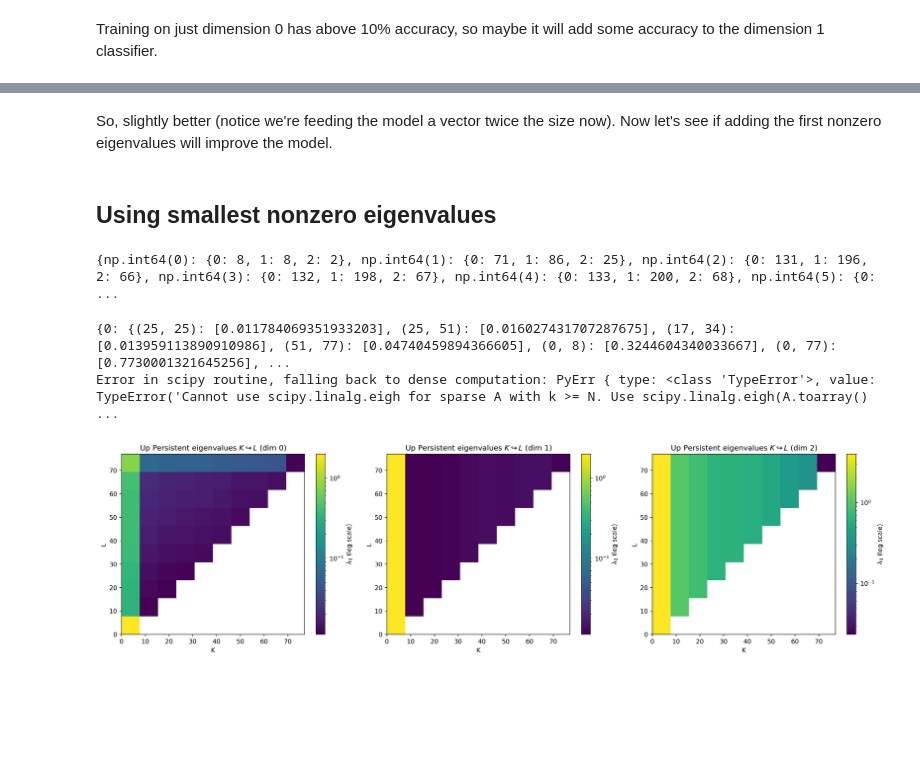
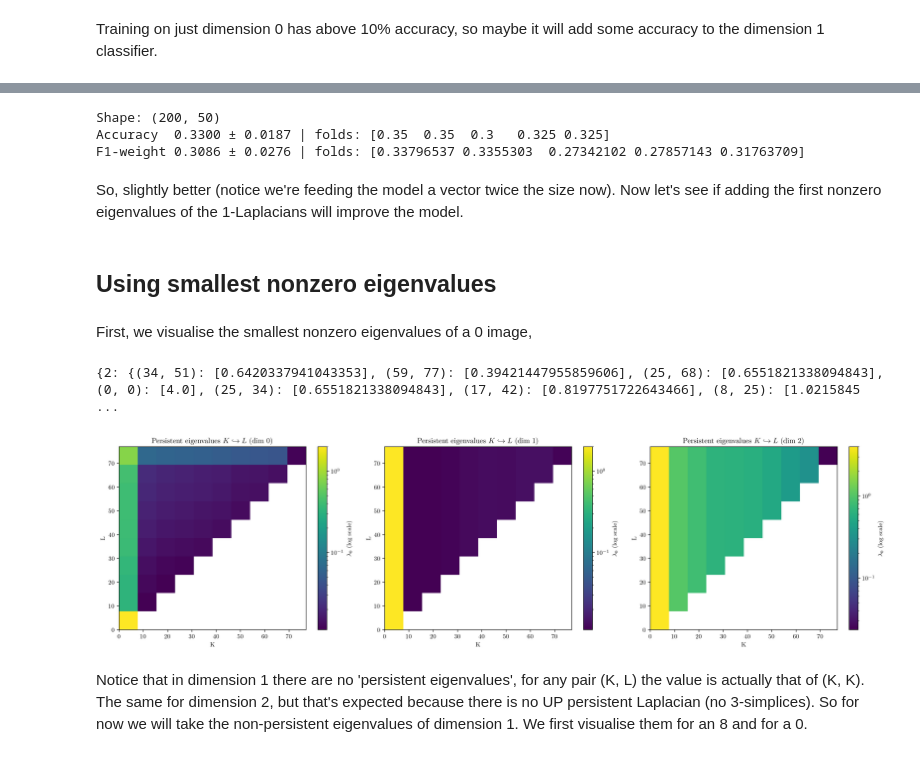
Before and after one commit to mmasque/persistent-laplacians, a Jupyter notebook: notebooks/cubical_complexes.ipynb, the cells around one changed output, grey strips where cells are left out. Cells and saved outputs as stored; diff of their text form; code cells hidden in the pictures; blank space fills up the shorter version.

```diff
--- a/notebooks/cubical_complexes.ipynb
+++ b/notebooks/cubical_complexes.ipynb
@@ -233,7 +217,15 @@ F1-weight: 0.3081 ± 0.0282 | folds: [0.33841991 0.33497475 0.27108586 0.2785714
+# %%
+X_dim0_dim1 = cross_validation_parallel(concatenate([persistence_image_dim_0, persistence_image_dim_1]), images_sample, y_sample)
+# %% [output]
+Shape: (200, 50)
+Accuracy  0.3300 ± 0.0187 | folds: [0.35  0.35  0.3   0.325 0.325]
+F1-weight 0.3086 ± 0.0276 | folds: [0.33796537 0.3355303  0.27342102 0.27857143 0.31763709]
 # %% [markdown]
-So, slightly better (notice we're feeding the model a vector twice the size now). Now let's see if adding the first nonzero eigenvalues will improve the model.
+So, slightly better (notice we're feeding the model a vector twice the size now). Now let's see if adding the first nonzero eigenvalues of the 1-Laplacians will improve the model.
 # %% [markdown]
 ## Using smallest nonzero eigenvalues
+# %% [markdown]
+First, we visualise the smallest nonzero eigenvalues of a 0 image,
 # %%
 import persistent_laplacians.persistent_laplacians as pl
 from persistent_laplacians.cubical_complexes import get_filtration_data
@@ -241,8 +233,6 @@ import numpy as np
 
 image = 255.0 - images[1]
 boundary_matrices, boundary_maps_index_dict, subsampled_filtration_indices = get_filtration_data(image, num_indices=10)
-# print(boundary_matrices)
-print(boundary_maps_index_dict)
 result = pl.smallest_eigenvalue(
     boundary_matrices,
     boundary_maps_index_dict,
@@ -266,38 +256,40 @@ for ax, d in zip(axes, dims):
     xs = sorted({x for x, y in pts})
     ys = sorted({y for x, y in pts})
 
     heat = np.full((len(ys), len(xs)), np.nan)
     x_i = {x:i for i,x in enumerate(xs)}
     y_i = {y:i for i,y in enumerate(ys)}
     for (x,y), v in pts.items():
         heat[y_i[y], x_i[x]] = v[0]
 
     # log scale needs strictly positive values
     heat[~np.isfinite(heat)] = np.nan
     heat[heat <= 0] = np.nan
     vals = heat[np.isfinite(heat)]
     norm = LogNorm(vmin=np.nanmin(vals), vmax=np.nanmax(vals)) if vals.size else None
 
     im = ax.imshow(
         heat, origin='lower',
         extent=(min(xs), max(xs), min(ys), max(ys)),
         aspect='auto',
         norm=norm  # log color scale
     )
     cbar = fig.colorbar(im, ax=ax)
     cbar.set_label(r'$\lambda_0$' + (' (log scale)' if norm is not None else ''))
 
     ax.set_xlabel("K")
     ax.set_ylabel("L")
-    ax.set_title(rf'Up Persistent eigenvalues $K \hookrightarrow L$ (dim {d})')
+    ax.set_title(rf'Persistent eigenvalues $K \hookrightarrow L$ (dim {d})')
 
 plt.tight_layout()
 plt.show()
 # %% [output]
-{np.int64(0): {0: 8, 1: 8, 2: 2}, np.int64(1): {0: 71, 1: 86, 2: 25}, np.int64(2): {0: 131, 1: 196, 2: 66}, np.int64(3): {0: 132, 1: 198, 2: 67}, np.int64(4): {0: 133, 1: 200, 2: 68}, np.int64(5): {0: ...
+{2: {(34, 51): [0.6420337941043353], (59, 77): [0.39421447955859606], (25, 68): [0.6551821338094843], (0, 0): [4.0], (25, 34): [0.6551821338094843], (17, 42): [0.8197751722643466], (8, 25): [1.0215845 ...
-{0: {(25, 25): [0.011784069351933203], (25, 51): [0.016027431707287675], (17, 34): [0.013959113890910986], (51, 77): [0.04740459894366605], (0, 8): [0.3244604340033667], (0, 77): [0.7730001321645256], ...
-Error in scipy routine, falling back to dense computation: PyErr { type: <class 'TypeError'>, value: TypeError('Cannot use scipy.linalg.eigh for sparse A with k >= N. Use scipy.linalg.eigh(A.toarray() ...
-[figure, old version]
+[figure, new version]
+# %% [markdown]
+Notice that in dimension 1 there are no 'persistent eigenvalues', for any pair (K, L) the value is actually that of (K, K). The same for dimension 2, but that's expected because there is no UP persistent Laplacian (no 3-simplices).
+So for now we will take the non-persistent eigenvalues of dimension 1.
+We first visualise them for an 8 and for a 0.
 # %%
 import persistent_laplacians.persistent_laplacians as pl
 from persistent_laplacians.cubical_complexes import get_filtration_data
```
Also changed, not shown: parts of 47 cells of this notebook, 2 other files.
